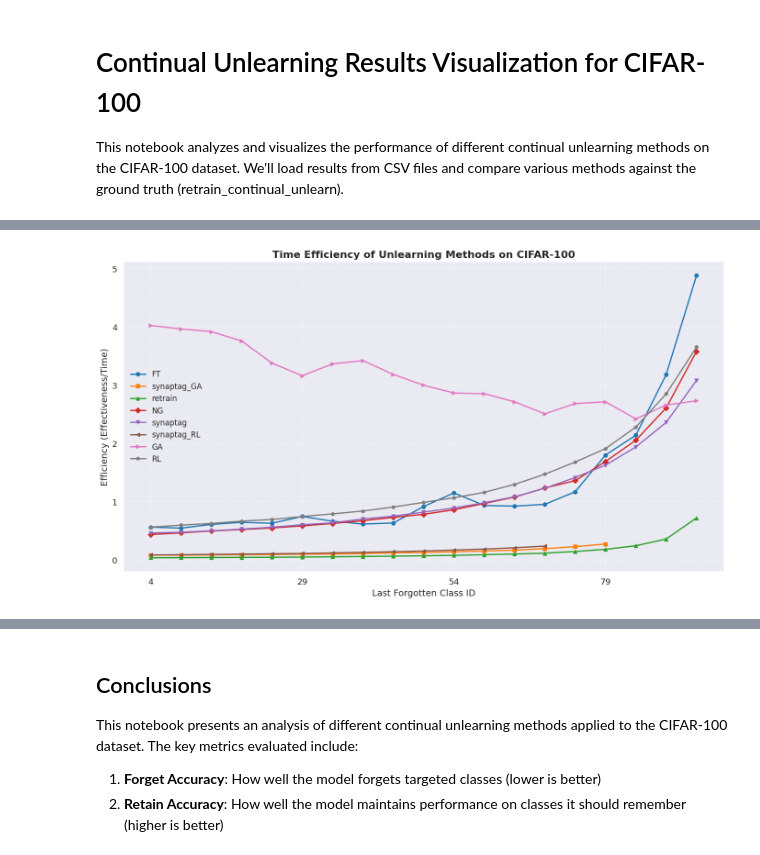
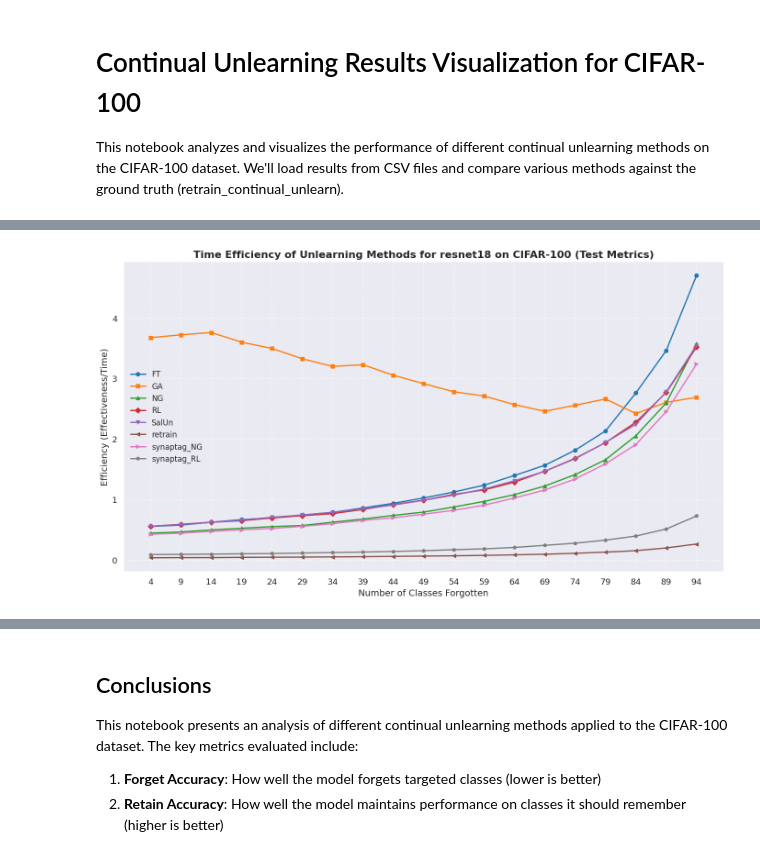
Before and after one commit to kdkyum/continual_unlearn, a Jupyter notebook: plots/viz_results_for_continual_unlearn_c100.ipynb, the cells around one changed output, grey strips where cells are left out. Saved outputs shown, nothing was run; the diff lists cells and outputs as text; code cells hidden in the pictures.

```diff
--- a/plots/viz_results_for_continual_unlearn_c100.ipynb
+++ b/plots/viz_results_for_continual_unlearn_c100.ipynb
@@ -237,65 +533,58 @@ if all(col in df.columns for col in ['end_class_accuracy', 'precise_retain_accur
 # %%
-# Compute efficiency metrics: unlearning time vs performance (if we have sufficient data)
-if all(col in df.columns for col in ['end_class_accuracy', 'precise_retain_accuracy', 'unlearning_time']):
-    def calculate_efficiency(row):
-        # Lower forget accuracy and higher retain accuracy is better
-        forget_effectiveness = 100 - row['end_class_accuracy']  # Convert to "forgetfulness"
-        retain_effectiveness = row['precise_retain_accuracy']
+# Compute efficiency metrics: unlearning time vs performance (using Test metrics)
+if not df.empty and 'model' in df.columns and \
+   all(col in df.columns for col in ['end_class_accuracy_test', 'precise_retain_accuracy_test', 'unlearning_time', 'classes_forgotten']):
 
-        # Overall effectiveness as a weighted combination
+    def calculate_efficiency_test(row):
+        forget_effectiveness = 100 - row['end_class_accuracy_test']
+        retain_effectiveness = row['precise_retain_accuracy_test']
         overall_effectiveness = (forget_effectiveness + retain_effectiveness) / 2
-
-        # Alternative effectiveness metric: retain-forget difference
-        if 'retain_forget_diff' in row:
-            alt_effectiveness = row['retain_forget_diff']  # Already calculated
-        else:
-            alt_effectiveness = row['precise_retain_accuracy'] - row['end_class_accuracy']
-
-        # Efficiency = effectiveness / time
-        efficiency = overall_effectiveness / (row['unlearning_time'] + 1e-10)  # Avoid division by zero
-        alt_efficiency = (alt_effectiveness + 100) / (row['unlearning_time'] + 1e-10)  # Add 100 to make positive
-
+        time_efficiency = overall_effectiveness / (row['unlearning_time'] + 1e-10)
         return pd.Series({
-            'forget_effectiveness': forget_effectiveness,
-            'retain_effectiveness': retain_effectiveness,
-            'overall_effectiveness': overall_effectiveness,
-            'alt_effectiveness': alt_effectiveness,
-            'time_efficiency': efficiency,
-            'alt_time_efficiency': alt_efficiency
+            'forget_effectiveness_test': forget_effectiveness,
+            'retain_effectiveness_test': retain_effectiveness,
+            'overall_effectiveness_test': overall_effectiveness,
+            'time_efficiency_test': time_efficiency
         })
 
-    # Apply efficiency calculation
-    efficiency_metrics = df.apply(calculate_efficiency, axis=1)
-    df = pd.concat([df, efficiency_metrics], axis=1)
+    efficiency_metrics_test = df.apply(calculate_efficiency_test, axis=1)
+    df = pd.concat([df, efficiency_metrics_test], axis=1)
 
-    # Plot efficiency metric for each method
-    plt.figure(figsize=(14, 8))
-
-    methods = df['method'].unique()
-    colors = sns.color_palette("tab10", len(methods))
-    markers = ['o', 's', '^', 'D', 'v', '<', '>', 'p', '*', 'X']
-
-    for i, method in enumerate(methods):
-        method_data = df[df['method'] == method].sort_values('forget_class_end')
-        if len(method_data) == 0:
+    for model_name_iter in df['model'].unique():
+        model_specific_df = df[df['model'] == model_name_iter]
+        if model_specific_df.empty or 'time_efficiency_test' not in model_specific_df.columns:
+            print(f"No data or time_efficiency_test column missing for model {model_name_iter}.")
             continue
 
-        plt.plot(method_data['forget_class_end'], method_data['time_efficiency'],
-                 marker=markers[i % len(markers)], label=method, color=colors[i], linewidth=2)
+        methods_to_plot = sorted(model_specific_df['method'].unique())
+        if not methods_to_plot:
+            print(f"No methods to plot for model {model_name_iter}.")
+            continue
 
-    plt.title('Time Efficiency of Unlearning Methods on CIFAR-100', fontsize=16, fontweight='bold')
-    plt.xlabel('Last Forgotten Class ID', fontsize=14)
-    plt.ylabel('Efficiency (Effectiveness/Time)', fontsize=14)
-    plt.grid(True, linestyle='--', alpha=0.7)
-    plt.legend(fontsize=12)
+        colors = sns.color_palette("tab10", len(methods_to_plot))
+        markers = ['o', 's', '^', 'D', 'v', '<', '>', 'p', '*', 'X']
+        x_axis_col = 'classes_forgotten'
 
-    # Dynamically set xticks based on data
-    if 'forget_class_end' in df.columns:
-        unique_classes = sorted(df['forget_class_end'].unique())
-        if len(unique_classes) > 1:
-            plt.xticks(unique_classes[::5])  # Show every 5th tick to avoid overcrowding
+        plt.figure(figsize=(14, 8))
 
-    plt.tight_layout()
-    plt.show()
+        for i, method_iter in enumerate(methods_to_plot):
+            method_data = model_specific_df[model_specific_df['method'] == method_iter].sort_values(x_axis_col)
+            if method_data.empty:
+                continue
+            plt.plot(method_data[x_axis_col], method_data['time_efficiency_test'],
+                     marker=markers[i % len(markers)], label=method_iter, color=colors[i % len(colors)], linewidth=2)
+
+        plt.title(f'Time Efficiency of Unlearning Methods for {model_name_iter} on CIFAR-100 (Test Metrics)', fontsize=16, fontweight='bold')
+        plt.xlabel('Number of Classes Forgotten', fontsize=14)
+        plt.ylabel('Efficiency (Effectiveness/Time)', fontsize=14)
+        plt.grid(True, linestyle='--', alpha=0.7)
+        plt.legend(fontsize=12)
+        unique_x_values = sorted(model_specific_df[x_axis_col].unique())
+        if unique_x_values:
+            plt.xticks(unique_x_values)
+        plt.tight_layout()
+        plt.show()
+else:
+    print("Missing columns required for Test Efficiency plot (model, end_class_accuracy_test, precise_retain_accuracy_test, unlearning_time, classes_forgotten).")
 # %% [output]
-[figure, old version]
+[figure, new version]
```
Also changed, not shown: parts of 10 cells of this notebook, 27 other files.
